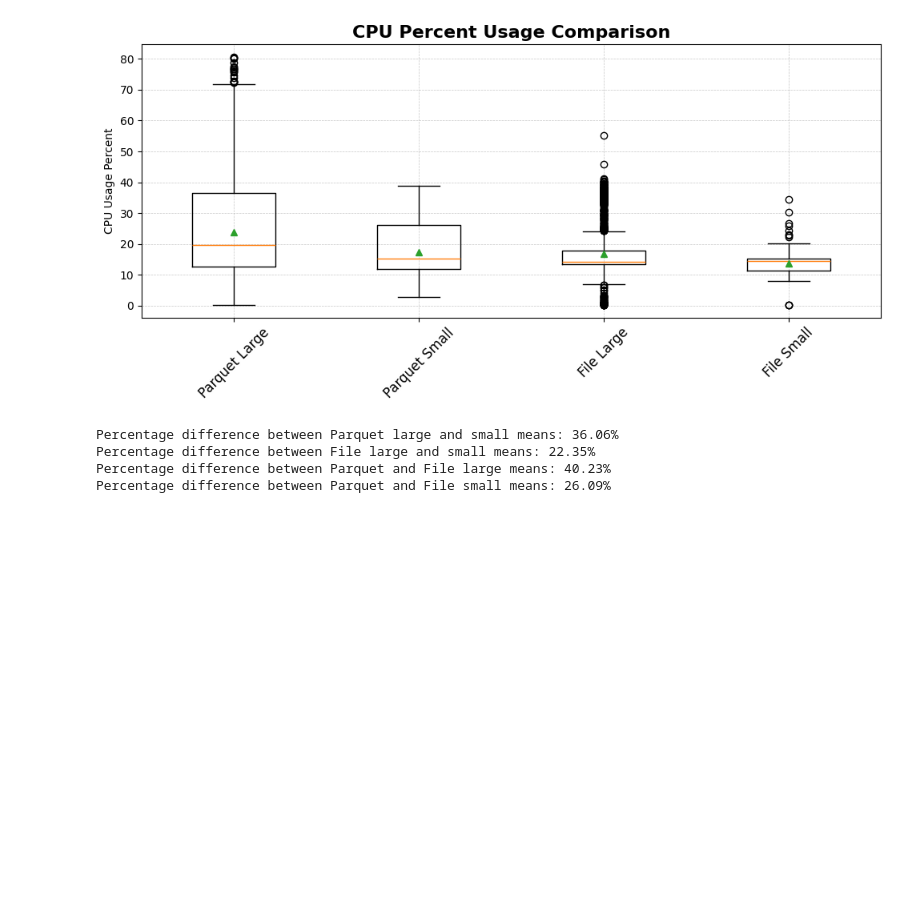
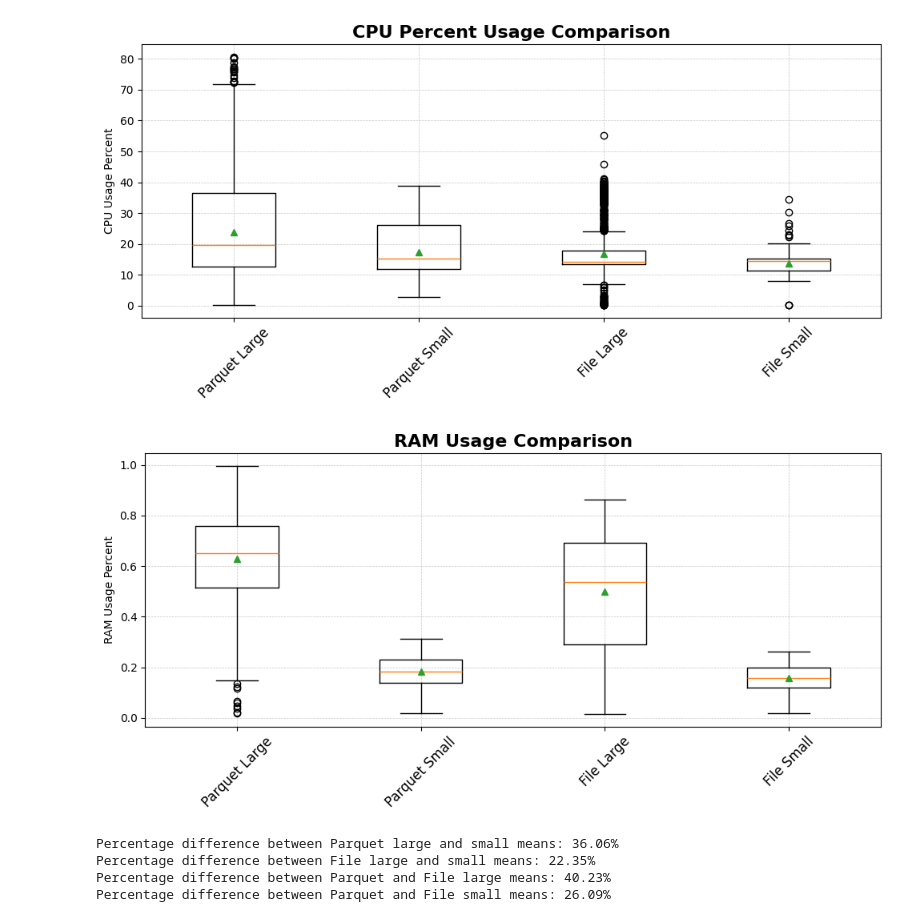
Before and after one commit to Florian335/ADS2024-project, a Jupyter notebook: Assignment3/analysis.ipynb, the cells around one changed output. Saved outputs shown, nothing was run; the diff lists cells and outputs as text; code cells hidden in the pictures; blank space fills up the shorter version.

```diff
--- a/Assignment3/analysis.ipynb
+++ b/Assignment3/analysis.ipynb
@@ -107,6 +107,29 @@ plt.tight_layout()
 plt.show()
 # %% [output]
 [figure]
+# %%
+fig, ax = plt.subplots(figsize=(10, 5))
+
+data = [
+    parquet_large_usage[parquet_large_usage['memory_percent'] != 0.0]['memory_percent'],
+    parquet_small_usage[parquet_small_usage['memory_percent'] != 0.0]['memory_percent'],
+    file_large_usage[file_large_usage['memory_percent'] != 0.0]['memory_percent'],
+    file_small_usage[file_small_usage['memory_percent'] != 0.0]['memory_percent']
+]
+
+ax.boxplot(data,showmeans=True)
+
+ax.set_title("RAM Usage Comparison", fontsize=16, weight='bold')
+ax.set_xticklabels(["Parquet Large", "Parquet Small", "File Large", "File Small"], fontsize=12, rotation=45)
+ax.set_ylabel("RAM Usage Percent", fontsize=10)
+
+ax.grid(True, which='both', linestyle='--', linewidth=0.5, alpha=0.7)
+
+plt.tight_layout()
+
+plt.show()
+# %% [output]
+[figure, added]
 # %%
 parquet_large_cpu = parquet_large_usage[parquet_large_usage['cpu_percent'] != 0.0]['cpu_percent']
 parquet_small_cpu = parquet_small_usage[parquet_small_usage['cpu_percent'] != 0.0]['cpu_percent']
```
Also changed, not shown: 1 other file.
